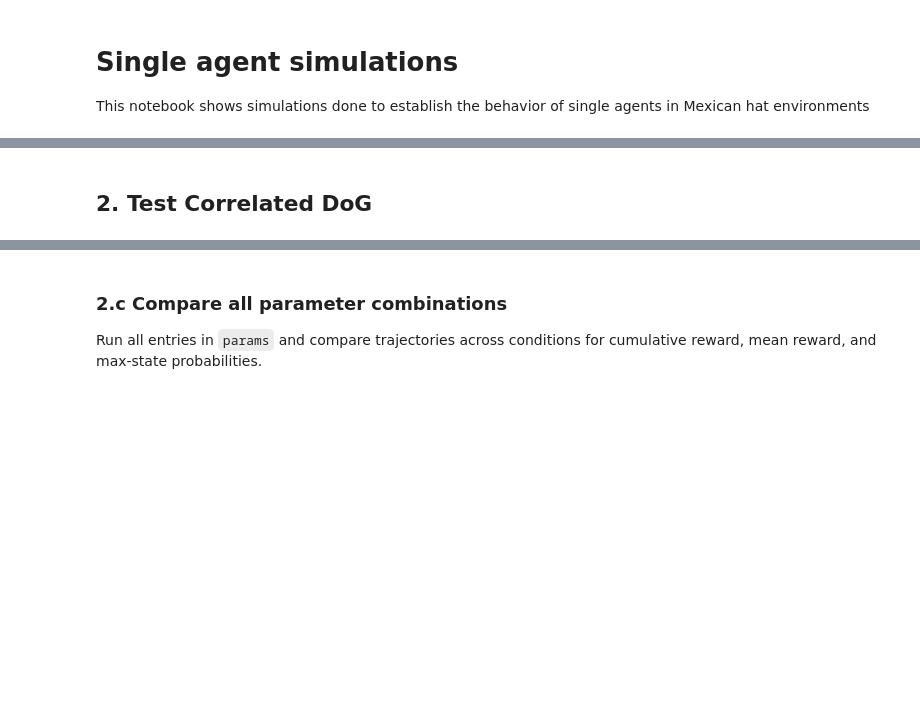
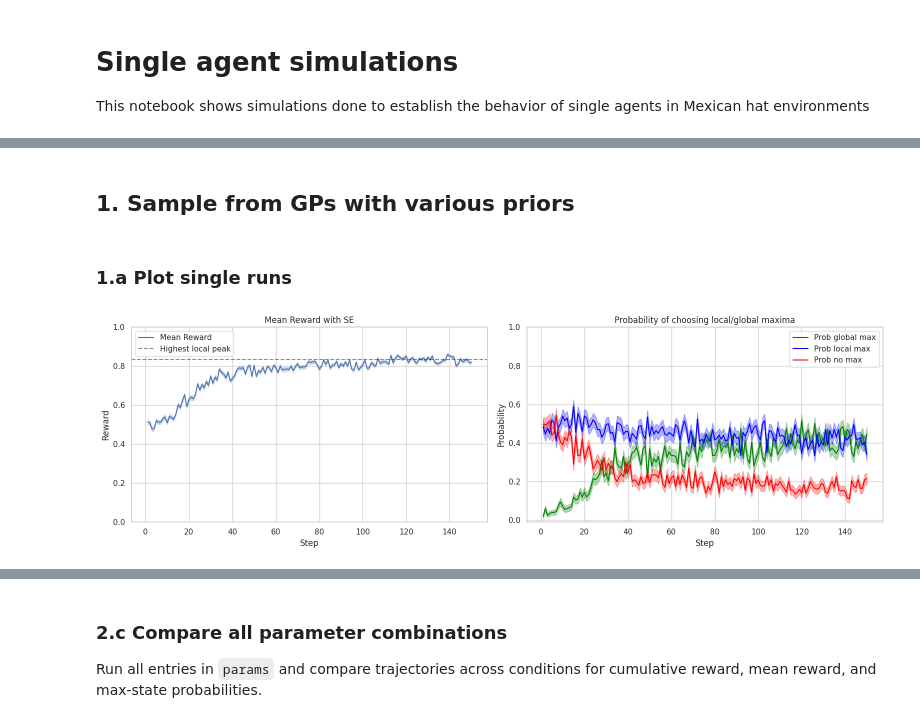
Before and after one commit to vagechirkov/Spatial-MAB-taboo, a Jupyter notebook: notebooks/single_agent_simulations.ipynb, the cells around one changed output, grey strips where cells are left out. Drawn from its saved outputs; the diff is of its cells as text; code cells hidden in the pictures; blank space fills up the shorter version.

```diff
--- a/notebooks/single_agent_simulations.ipynb
+++ b/notebooks/single_agent_simulations.ipynb
@@ -155,2 +29,2 @@ plt.show()
 # %% [markdown]
-## 2. Test Correlated DoG
+## 1. Sample from GPs with various priors
@@ -156,0 +136,51 @@ plt.show()
+# %% [markdown]
+### 1.a Plot single runs
+# %%
+df_batch = pd.DataFrame(batch_results)
+df_grouped = df_batch.groupby('Step').agg({
+    'reward': ['mean', 'std'],
+    # 'distance_to_global_peak': ['mean', 'std'],
+    # 'distance_to_local_peak': ['mean', 'std'],
+    'global_max': ['mean', 'std'],
+    'local_max': ['mean', 'std'],
+    'no_max': ['mean', 'std']
+    }).reset_index()
+
+# Plot mean reward and probabilities in adjacent subplots
+fig, axes = plt.subplots(1, 2, figsize=(16, 5))
+
+# Left: mean reward with std
+reward_mean = df_grouped['reward']['mean']
+reward_SE = df_grouped['reward']['std'] / np.sqrt(n_runs)
+axes[0].plot(df_grouped['Step'], reward_mean, label='Mean Reward')
+axes[0].fill_between(df_grouped['Step'], reward_mean - reward_SE, reward_mean + reward_SE, alpha=0.3)
+axes[0].axhline(y=1/1.2, color='k', linestyle='--', alpha=0.5, label='Highest local peak')
+axes[0].set_title('Mean Reward with SE')
+axes[0].set_xlabel('Step')
+axes[0].set_ylabel('Reward')
+axes[0].set_ylim(0, 1)
+axes[0].legend()
+
+# Right: probabilities
+global_max_mean = df_grouped['global_max']['mean']
+global_max_SE = df_grouped['global_max']['std'] / np.sqrt(n_runs)
+local_max_mean = df_grouped['local_max']['mean']
+local_max_SE = df_grouped['local_max']['std'] / np.sqrt(n_runs)
+axes[1].plot(df_grouped['Step'], global_max_mean, label='Prob global max', color='green')
+axes[1].fill_between(df_grouped['Step'], global_max_mean - global_max_SE, global_max_mean + global_max_SE, alpha=0.3, color='green')
+axes[1].plot(df_grouped['Step'], local_max_mean, label='Prob local max', color='blue')
+axes[1].fill_between(df_grouped['Step'], local_max_mean - local_max_SE, local_max_mean + local_max_SE, alpha=0.3, color='blue')
+not_any_max_mean = df_grouped['no_max']['mean']
+not_any_max_SE = df_grouped['no_max']['std'] / np.sqrt(n_runs)
+axes[1].plot(df_grouped['Step'], not_any_max_mean, label='Prob no max', color='red')
+axes[1].fill_between(df_grouped['Step'], not_any_max_mean - not_any_max_SE, not_any_max_mean + not_any_max_SE, alpha=0.3, color='red')
+axes[1].set_title('Probability of choosing local/global maxima')
+axes[1].set_xlabel('Step')
+axes[1].set_ylabel('Probability')
+axes[1].set_ylim(-0.01, 1)
+axes[1].legend()
+
+plt.tight_layout()
+plt.show()
+# %% [output]
+[figure, added]
```
Also changed, not shown: parts of 22 cells of this notebook, 2 other files.
